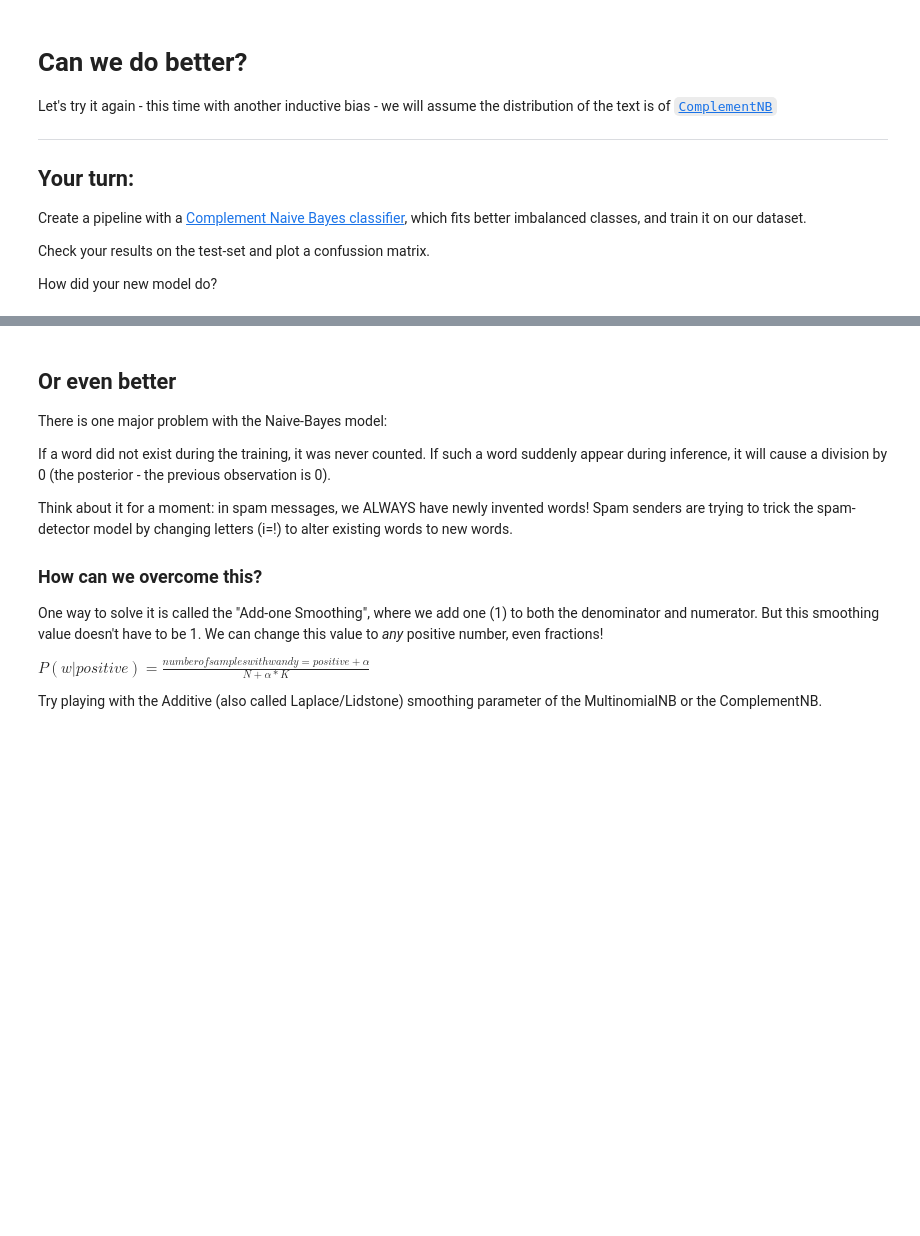
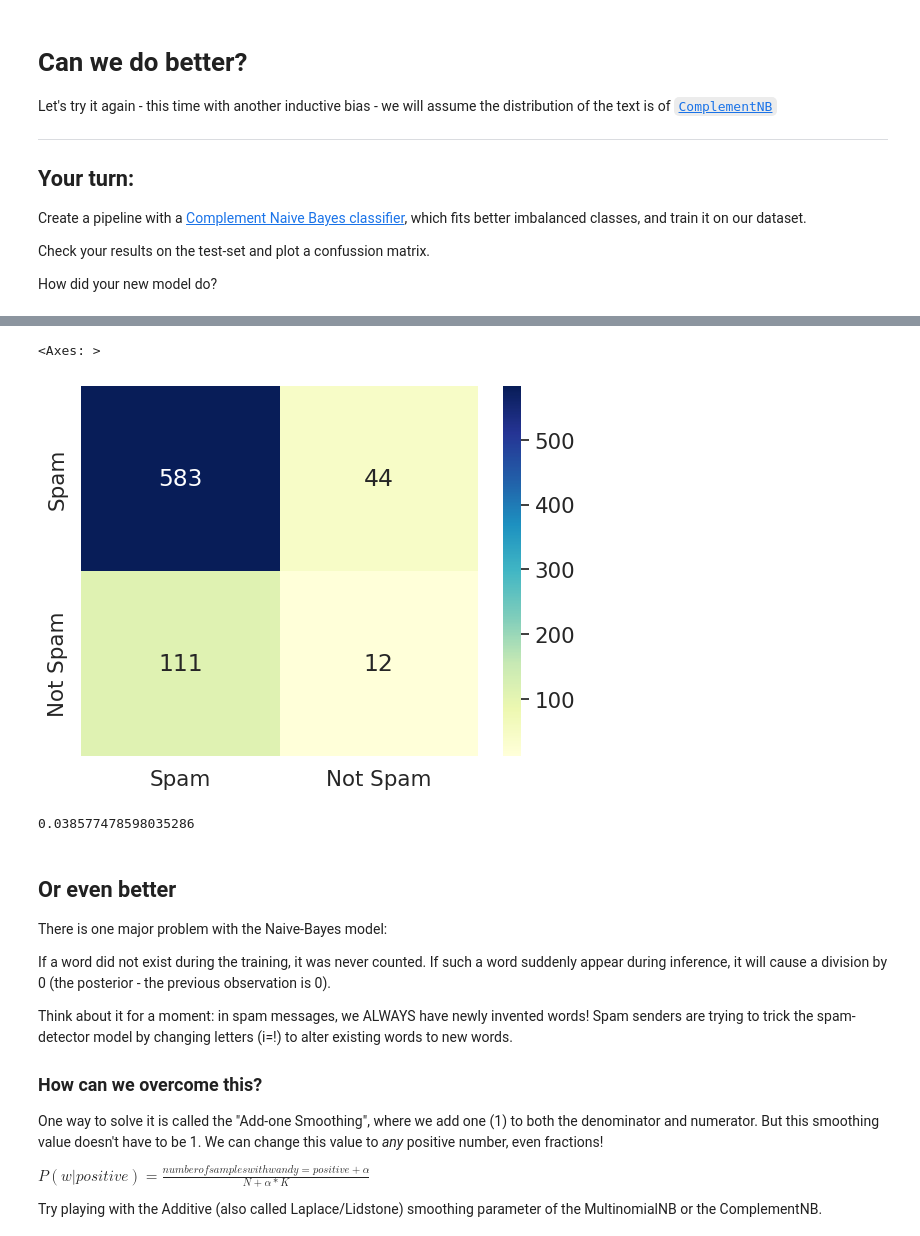
Before and after one commit to Saputoa21/ADS_2024_Saputoa, a Jupyter notebook: 03_Probabelistic_Modeling_Naive_Bayes.ipynb, the cells around one changed output, grey strips where cells are left out. Drawn from its saved outputs; the diff is of its cells as text; code cells hidden in the pictures; blank space fills up the shorter version.

```diff
--- a/03_Probabelistic_Modeling_Naive_Bayes.ipynb
+++ b/03_Probabelistic_Modeling_Naive_Bayes.ipynb
@@ -342,3 +341,14 @@ Create a pipeline with a [Complement Naive Bayes classifier](https://scikit-lear
 Check your results on the test-set and plot a confussion matrix.
 
 How did your new model do?
+# %%
+### Your turn ###
+X2 = df_emails['email']
+y2 = df_emails['label']
+
+X2_train, X2_test, y2_train, y2_test = train_test_split(X2, y2, test_size= 750, train_size= 2250)
+
+spam_classifier = Pipeline([('vect', CountVectorizer()), ('tfidf', TfidfTransformer()), ('clf', ComplementNB()), ])
+##################
+# %%
+spam_classifier.fit(X2_train.values.astype('U'), y2_train)
@@ -344,0 +358,2 @@ How did your new model do?
+# %%
+y2_preds = spam_classifier.predict(X_test.values.astype('U'))
@@ -345,19 +371,16 @@ How did your new model do?
 # %%
-### Your turn ###
-
-
-
-
-print(metrics.classification_report(y_test, y_preds, target_names=["Spam","Not Spam"]))
-
-conf_mat = metrics.confusion_matrix(y_test, y_preds)
+conf_mat = metrics.confusion_matrix(y2_test, y2_preds)
 df_cm = pd.DataFrame(conf_mat, ["Spam","Not Spam"], ["Spam","Not Spam"])
 
 sn.set(font_scale=1.4)
 sn.heatmap(df_cm, annot=True, fmt='d', cmap="YlGnBu")
-
-
-##################
+# %% [output]
+<Axes: >
+[figure, added]
+# %%
+print(metrics.matthews_corrcoef(y2_test, y2_preds))
+# %% [output]
+0.038577478598035286
 # %% [markdown]
 ## Or even better
 
```
Also changed, not shown: parts of 8 cells of this notebook.
